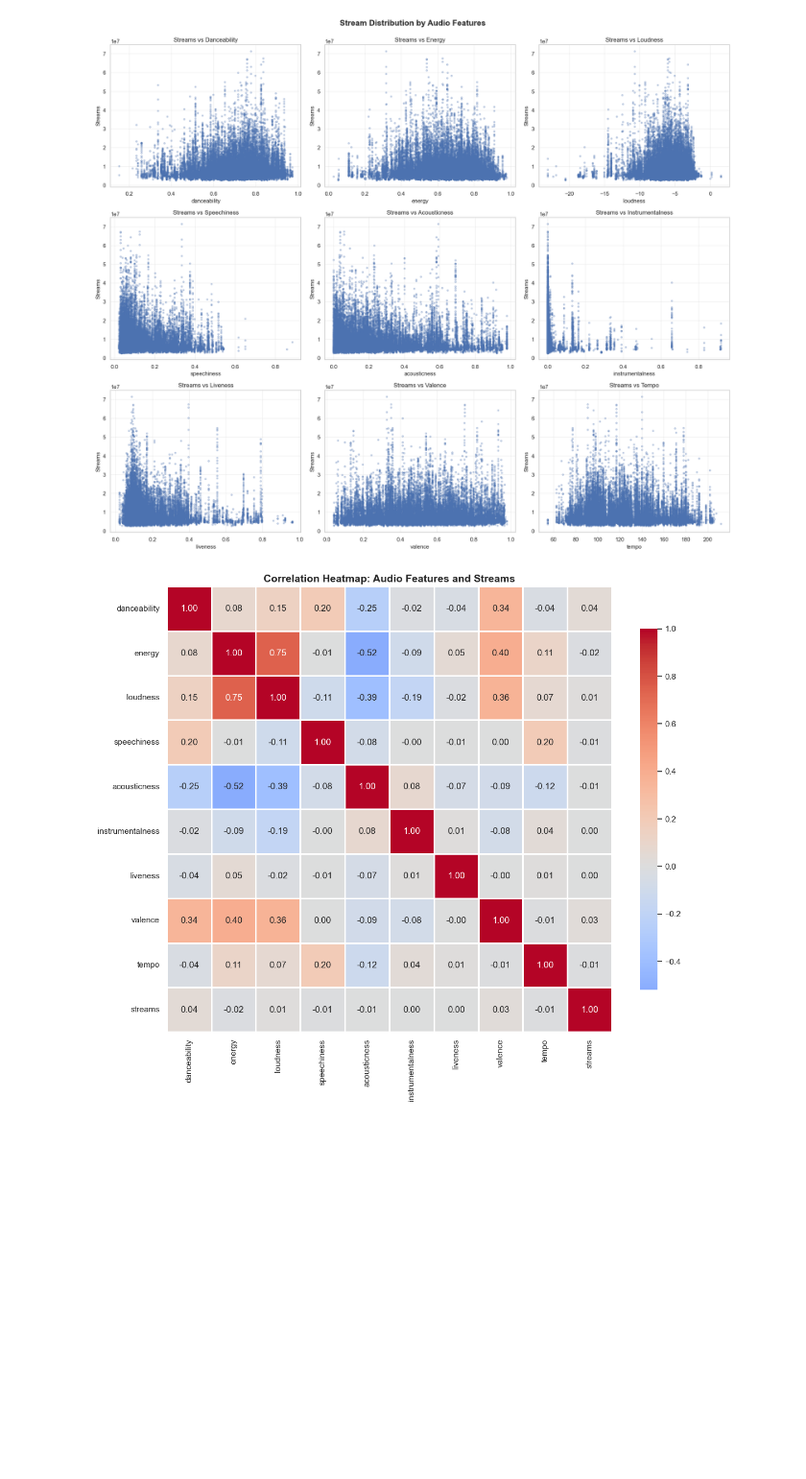
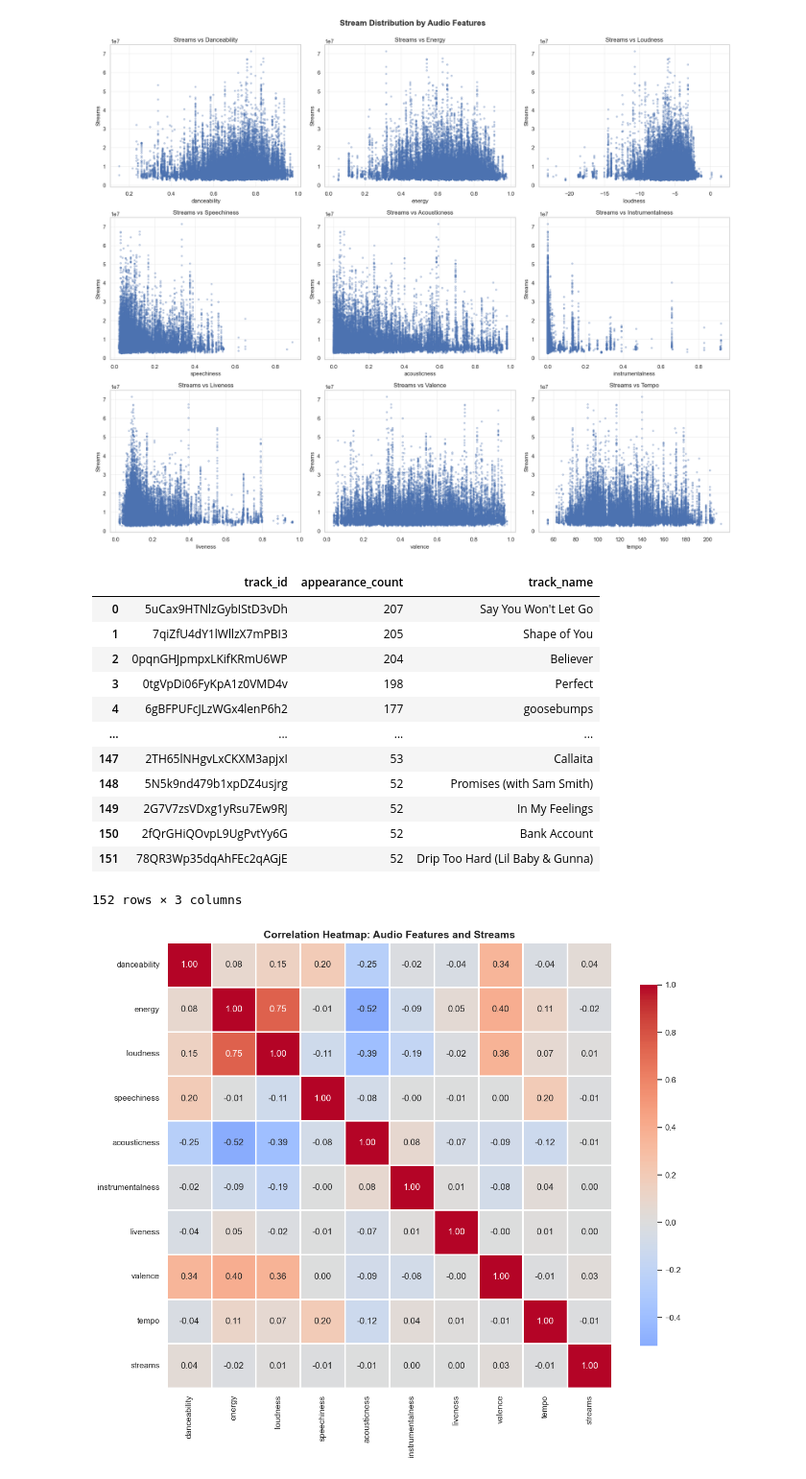
Before and after one commit to Ayabekhtiar/spotify_charts_project, a Jupyter notebook: data_visualisation.ipynb, the cells around one changed output. Shown at 96% size. Cells and saved outputs as stored; diff of their text form; code cells hidden in the pictures; blank space fills up the shorter version.

```diff
--- a/data_visualisation.ipynb
+++ b/data_visualisation.ipynb
@@ -191,6 +191,40 @@ audio_features = ['danceability', 'energy', 'loudness', 'speechiness',
 plot_streams_vs_features(songs, audio_features)
 # %% [output]
 [figure]
+# %%
+track_appearance_counts = songs['track_id'].value_counts().reset_index()
+track_appearance_counts.columns = ['track_id', 'appearance_count']
+track_appearance_counts = track_appearance_counts.sort_values(by='appearance_count', ascending=False)
+
+
+thrashold = 52
+track_appearance_counts = track_appearance_counts[track_appearance_counts['appearance_count'] >= thrashold]
+
+
+# 1. De-duplicate the right DataFrame first. # Keep='first' ensures we only keep the first occurrence of each unique track_id.
+songs_unique = songs.drop_duplicates(subset=['track_id'], keep='first')
+# 2. Merge with the de-duplicated DataFrame.
+track_appearance_counts = track_appearance_counts.merge(
+    songs_unique[['track_id', 'track_name']],
+    on='track_id',
+    how='left'
+)
+
+display(track_appearance_counts)
+# %% [output]
+|  | track_id | appearance_count | track_name |
+| 0 | 5uCax9HTNlzGybIStD3vDh | 207 | Say You Won't Let Go |
+| 1 | 7qiZfU4dY1lWllzX7mPBI3 | 205 | Shape of You |
+| 2 | 0pqnGHJpmpxLKifKRmU6WP | 204 | Believer |
+| 3 | 0tgVpDi06FyKpA1z0VMD4v | 198 | Perfect |
+| 4 | 6gBFPUFcJLzWGx4lenP6h2 | 177 | goosebumps |
+| ... | ... | ... | ... |
+| 147 | 2TH65lNHgvLxCKXM3apjxI | 53 | Callaita |
+| 148 | 5N5k9nd479b1xpDZ4usjrg | 52 | Promises (with Sam Smith) |
+| 149 | 2G7V7zsVDxg1yRsu7Ew9RJ | 52 | In My Feelings |
+| 150 | 2fQrGHiQOvpL9UgPvtYy6G | 52 | Bank Account |
+| 151 | 78QR3Wp35dqAhFEc2qAGjE | 52 | Drip Too Hard (Lil Baby & Gunna) |
+152 rows × 3 columns
 # %%
 # Correlation heatmap between audio features and streams
 plot_correlation_heatmap(songs, audio_features)
```
Also changed, not shown: parts of 2 cells of this notebook, 1 other file.
